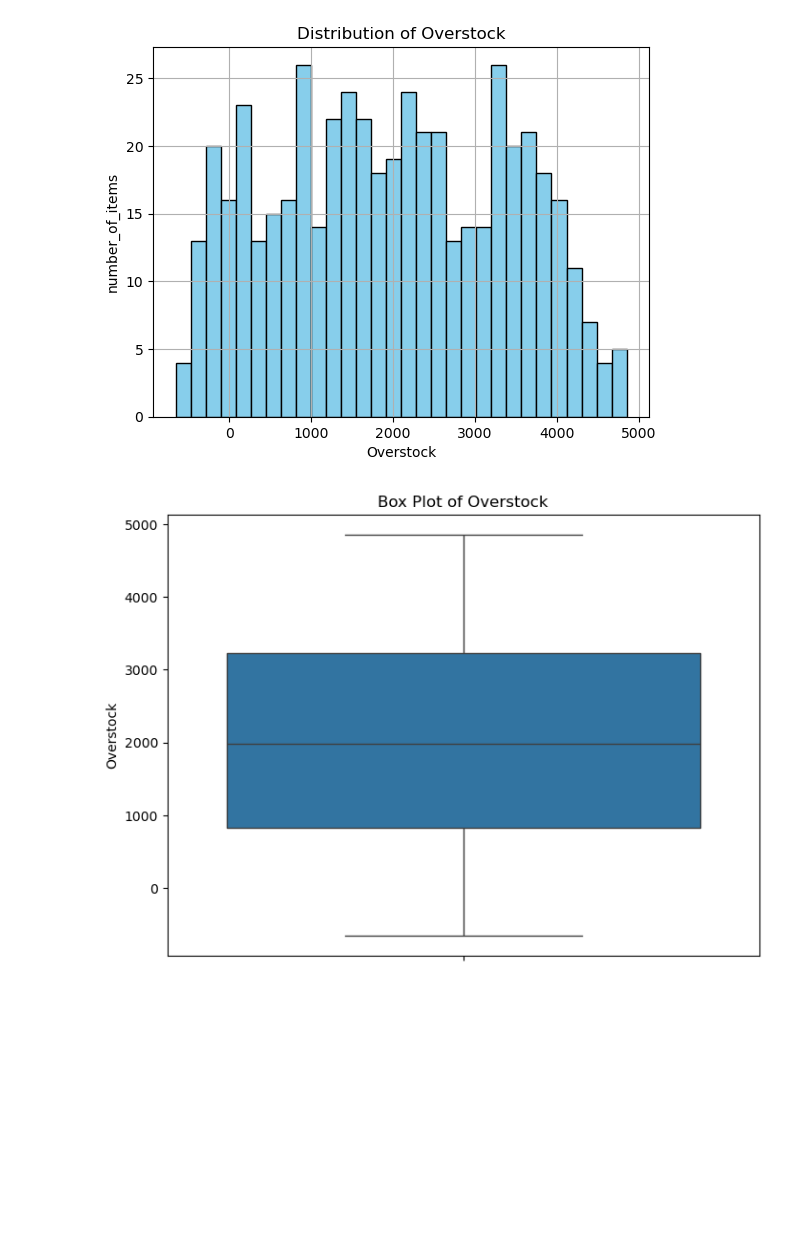
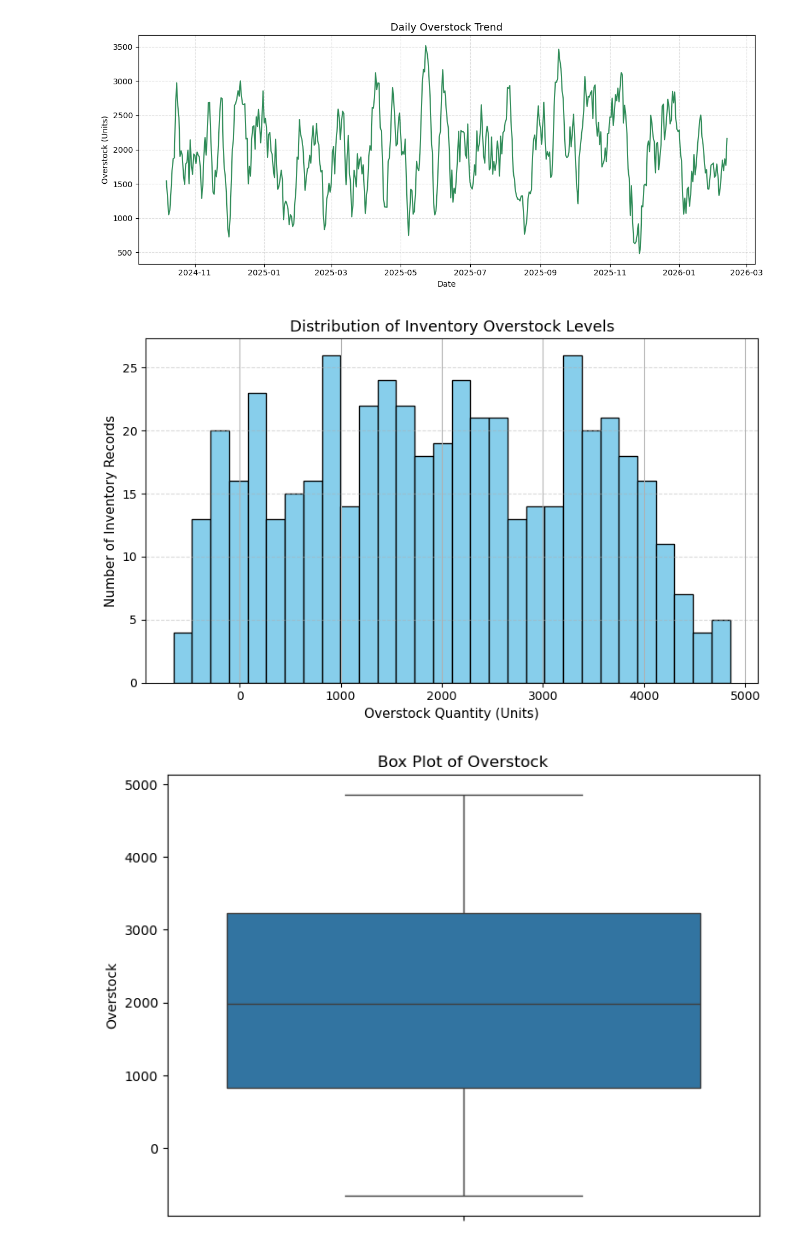
Before and after one commit to ktomanovic/hospital-supplies-optimization, a Jupyter notebook: notebook_v_1/surplus-exploration.ipynb, the cells around one changed output. Cells and saved outputs as stored; diff of their text form; code cells hidden in the pictures; blank space fills up the shorter version.

```diff
--- a/notebook_v_1/surplus-exploration.ipynb
+++ b/notebook_v_1/surplus-exploration.ipynb
@@ -5,13 +5,35 @@ inventory_df = pd.read_csv('data/inventory_data.csv')
 inventory_df['Overstock'] = inventory_df['Current_Stock'] - inventory_df['Min_Required']
 # %%
 import matplotlib.pyplot as plt
-inventory_df['Overstock'].hist(bins=30, color='skyblue', edgecolor='black')
-plt.title('Distribution of Overstock')
-plt.xlabel('Overstock')
-plt.ylabel('number_of_items')
+
+inventory_df['Date'] = pd.to_datetime(inventory_df['Date'])
+smoothed = inventory_df.groupby('Date')['Overstock'].sum().rolling(7).mean()
+
+# Plot
+plt.figure(figsize=(12, 5))
+plt.plot(smoothed, color='seagreen')
+plt.title('Daily Overstock Trend', fontsize=13)
+plt.xlabel('Date')
+plt.ylabel('Overstock (Units)')
+plt.grid(True, linestyle='--', alpha=0.4)
+plt.tight_layout()
 plt.show()
 # %% [output]
-[figure, old version]
+[figure, new version]
+# %%
+import matplotlib.pyplot as plt
+
+plt.figure(figsize=(8, 5))
+inventory_df['Overstock'].hist(bins=30, color='skyblue', edgecolor='black')
+
+plt.title('Distribution of Inventory Overstock Levels', fontsize=13)
+plt.xlabel('Overstock Quantity (Units)', fontsize=11)
+plt.ylabel('Number of Inventory Records', fontsize=11)
+plt.grid(axis='y', linestyle='--', alpha=0.5)
+plt.tight_layout()
+plt.show()
+# %% [output]
+[figure, added]
 # %%
 import seaborn as sns
 plt.figure(figsize=(8, 6))
```
Also changed, not shown: 2 other files.
